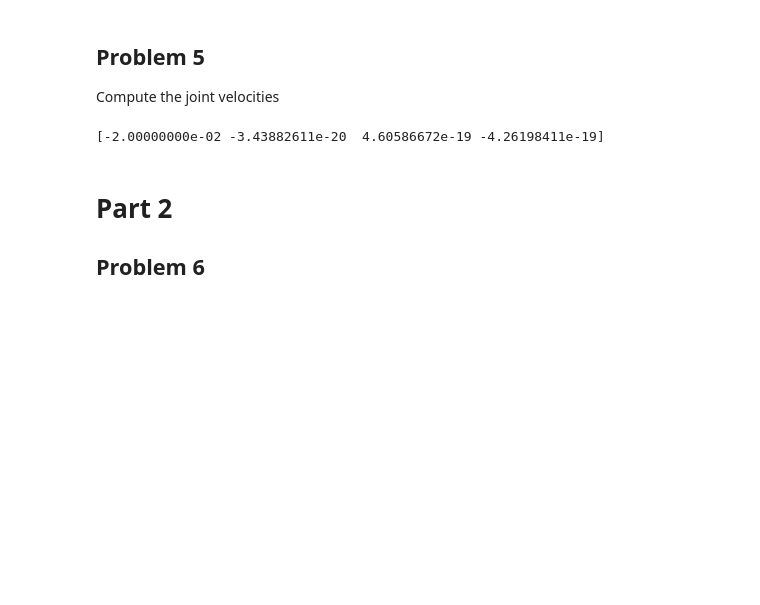
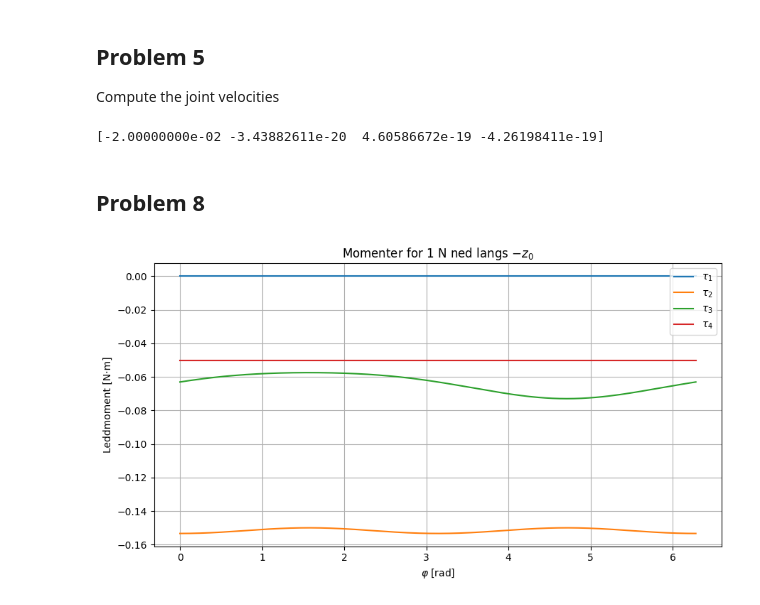
Before and after one commit to tildenv/Robotics-G18, a Jupyter notebook: assignment.ipynb, the cells around one changed output. Cells and saved outputs as stored; diff of their text form; code cells hidden in the pictures; blank space fills up the shorter version.

```diff
--- a/assignment.ipynb
+++ b/assignment.ipynb
@@ -284,5 +284,5 @@ print(qdot)
 # %% [output]
 [-2.00000000e-02 -3.43882611e-20  4.60586672e-19 -4.26198411e-19]
 # %% [markdown]
-# Part 2
-## Problem 6
+
+## Problem 8
@@ -371,0 +289,43 @@ print("a5..a0 =", np.round(coeffs,9))
+# %%
+# Force 1 N
+
+R = 32.0
+pc = np.array([150.0, 0.0, 120.0])  # mm
+
+def circle_point(phi):
+    o4x = pc[0]
+    o4y = pc[1] + R*np.cos(phi)
+    o4z = pc[2] + R*np.sin(phi)
+    return o4x, o4y, o4z
+
+def calculate_joint_torques():
+    f = np.array([0, 0, -1])
+    taus = []
+    phis = np.linspace(0, 2*np.pi, 361)
+
+    for phi in phis:
+        o4x, o4y, o4z = circle_point(phi)
+        solution = inverse_kinematics(o4x, o4y, o4z)
+        q = np.array(solution[0], float)
+        T_list = forward_kin_numeric(q)
+        J = compute_geometric_jacobian(T_list, frame_index=4)
+        J_v = J[:3, :] * 1e-3
+        tau = J_v.T @ f
+        taus.append(tau)
+    return np.array(phis), np.array(taus)
+# %%
+import matplotlib.pyplot as plt
+
+phis, taus = calculate_joint_torques()
+
+plt.figure(figsize=(9,5))
+labels = [r'$\tau_1$', r'$\tau_2$', r'$\tau_3$', r'$\tau_4$']
+for i in range(4):
+    plt.plot(phis, taus[:, i], label=labels[i])
+plt.xlabel(r'$\varphi$ [rad]')
+plt.ylabel('Leddmoment [N·m]')
+plt.title('Momenter for 1 N ned langs $-z_0$')
+plt.grid(True); plt.legend(); plt.tight_layout()
+plt.show()
+# %% [output]
+[figure, added]
```
Also changed, not shown: parts of 1 cell of this notebook.
